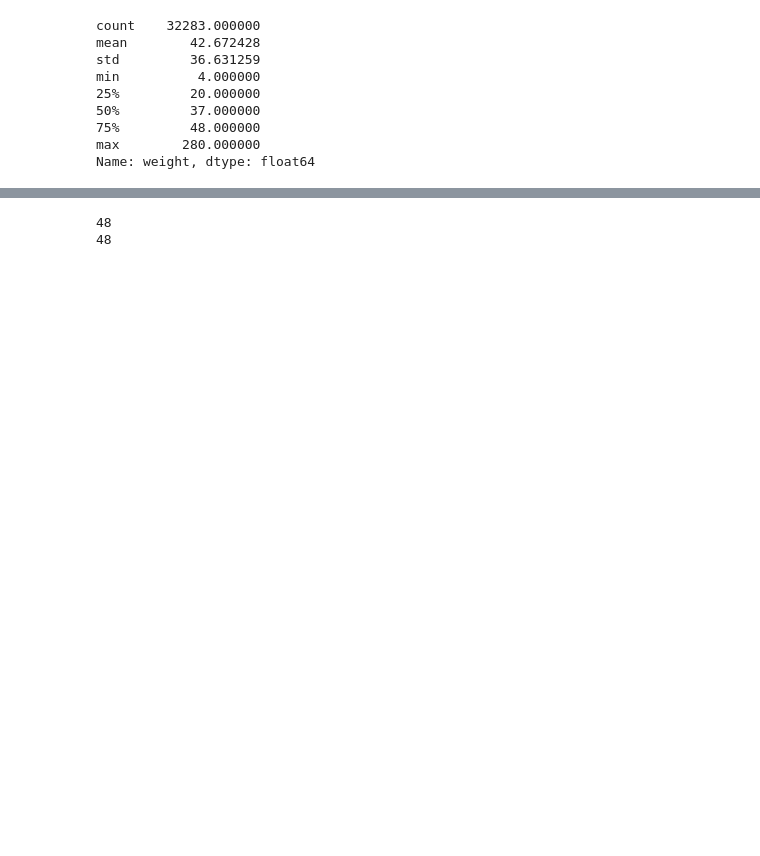
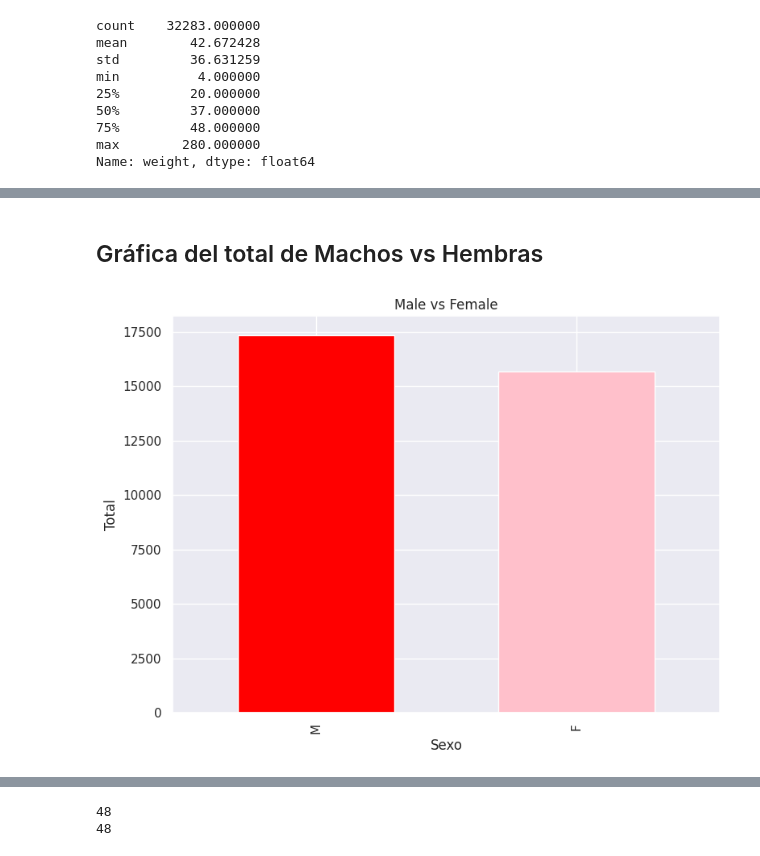
Before and after one commit to cosijoeza/semestre-1, a Jupyter notebook: data-cleaning/practica-7/surveys.ipynb, the cells around one changed output, grey strips where cells are left out. Cells and saved outputs as stored; diff of their text form; code cells hidden in the pictures; blank space fills up the shorter version.

```diff
--- a/data-cleaning/practica-7/surveys.ipynb
+++ b/data-cleaning/practica-7/surveys.ipynb
@@ -273,0 +233,18 @@ print(y)
+# %% [markdown]
+## Gráfica del total de Machos vs Hembras
+# %%
+# Calculate the total counts of males and females
+sex_counts = surveys_df['sex'].value_counts()
+
+# Plot the data
+plt.figure(figsize=(8, 6))
+sex_counts.plot(kind='bar', color=['red', 'pink'], width=0.6)
+plt.title('Male vs Female')
+plt.xlabel('Sexo')
+plt.ylabel('Total')
+plt.tight_layout()
+
+# Show the plot
+plt.show()
+# %% [output]
+[figure, added]
```
Also changed, not shown: parts of 47 cells of this notebook.
